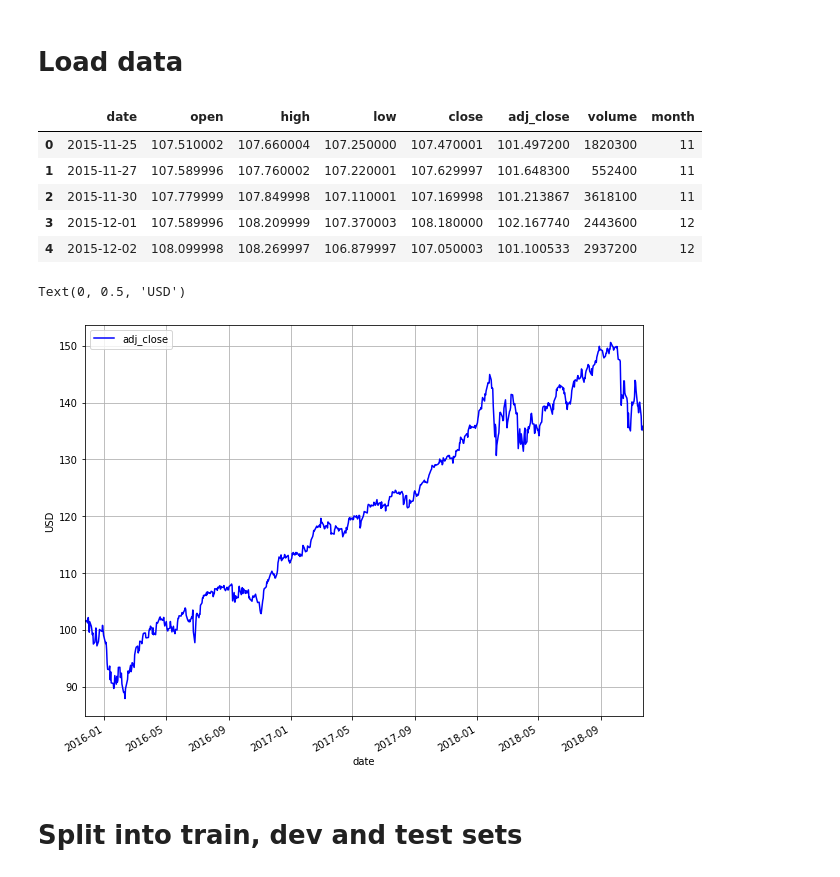
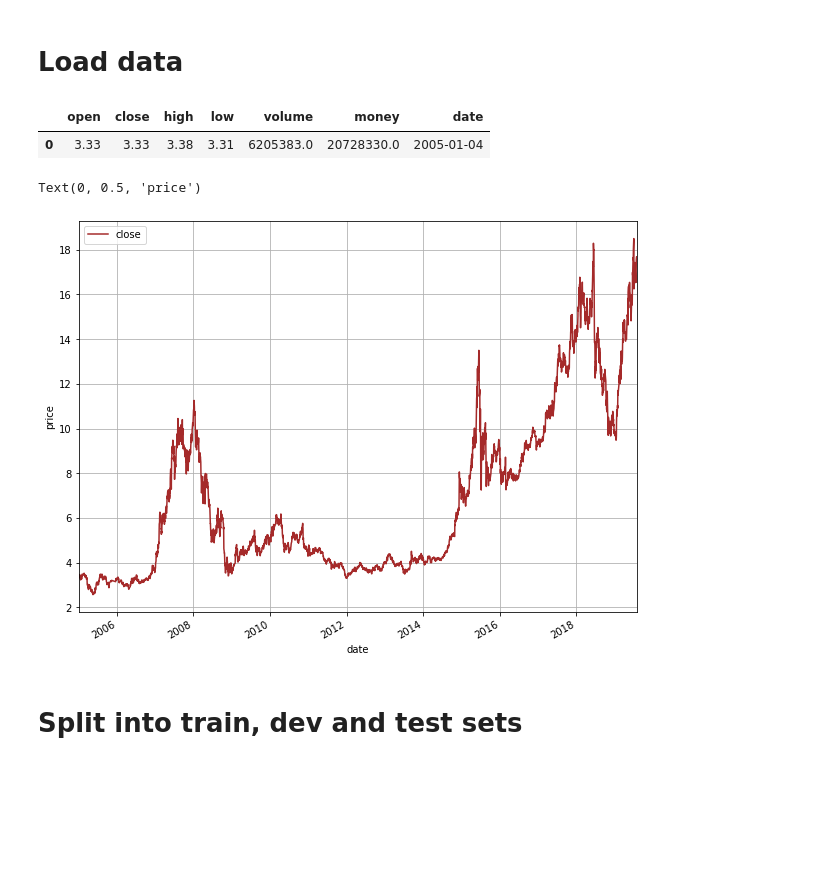
Before and after one commit to lkkljk/DL, a Jupyter notebook: 20190211/20190211/v4_lstm-Copy1.ipynb, the cells around one changed output. Cells and saved outputs as stored; diff of their text form; code cells hidden in the pictures; blank space fills up the shorter version.

```diff
--- a/20190211/20190211/v4_lstm-Copy1.ipynb
+++ b/20190211/20190211/v4_lstm-Copy1.ipynb
@@ -130,39 +130,27 @@ def train_pred_eval_model(x_train_scaled, \
     return rmse, mape, est
 # %% [markdown]
 # Load data
-# %%
-df = pd.read_csv(stk_path, sep = ",")
-
-# Convert Date column to datetime
-df.loc[:, 'Date'] = pd.to_datetime(df['Date'],format='%Y-%m-%d')
-
-# Change all column headings to be lower case, and remove spacing
-df.columns = [str(x).lower().replace(' ', '_') for x in df.columns]
-
-# Get month of each sample
-df['month'] = df['date'].dt.month
-
-# Sort by datetime
-df.sort_values(by='date', inplace=True, ascending=True)
-
-df.head()
-# %% [output]
-|  | date | open | high | low | close | adj_close | volume | month |
-| 0 | 2015-11-25 | 107.510002 | 107.660004 | 107.250000 | 107.470001 | 101.497200 | 1820300 | 11 |
-| 1 | 2015-11-27 | 107.589996 | 107.760002 | 107.220001 | 107.629997 | 101.648300 | 552400 | 11 |
-| 2 | 2015-11-30 | 107.779999 | 107.849998 | 107.110001 | 107.169998 | 101.213867 | 3618100 | 11 |
-| 3 | 2015-12-01 | 107.589996 | 108.209999 | 107.370003 | 108.180000 | 102.167740 | 2443600 | 12 |
-| 4 | 2015-12-02 | 108.099998 | 108.269997 | 106.879997 | 107.050003 | 101.100533 | 2937200 | 12 |
+# %%
+df = pd.read_csv('bydf.csv')
+# %%
+df['date'] = df['Unnamed: 0']
+df = df.drop(['Unnamed: 0'], axis=1)
+df.head(1)
+# %% [output]
+|  | open | close | high | low | volume | money | date |
+| 0 | 3.33 | 3.33 | 3.38 | 3.31 | 6205383.0 | 20728330.0 | 2005-01-04 |
+# %%
+df.loc[:, 'date'] = pd.to_datetime(df['date'],format='%Y-%m-%d')
 # %%
 # Plot adjusted close over time
 rcParams['figure.figsize'] = 10, 8 # width 10, height 8
 
-ax = df.plot(x='date', y='adj_close', style='b-', grid=True)
+ax = df.plot(x='date', y='close', style='brown', grid=True)
 ax.set_xlabel("date")
-ax.set_ylabel("USD")
+ax.set_ylabel("price")
 # %% [output]
-Text(0, 0.5, 'USD')
+Text(0, 0.5, 'price')
-[figure, old version]
+[figure, new version]
 # %% [markdown]
 # Split into train, dev and test sets
 # %% [markdown]
```
Also changed, not shown: parts of 46 cells of this notebook, 9 other files.
